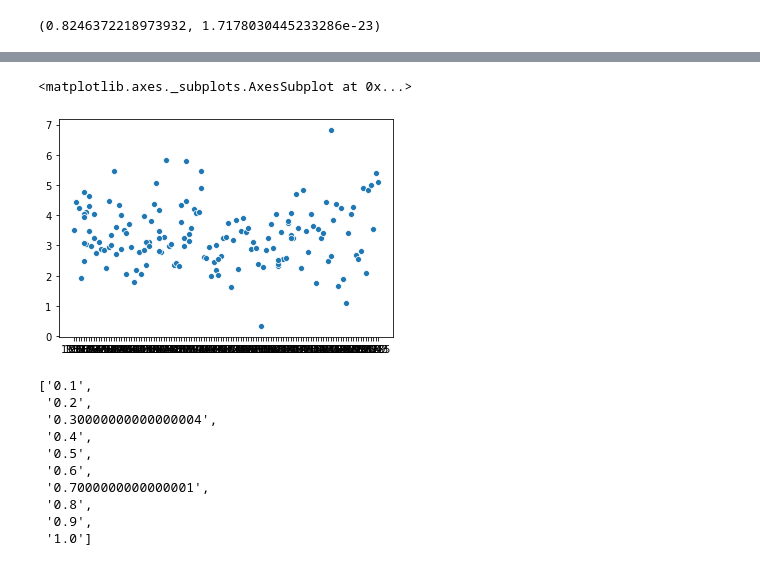
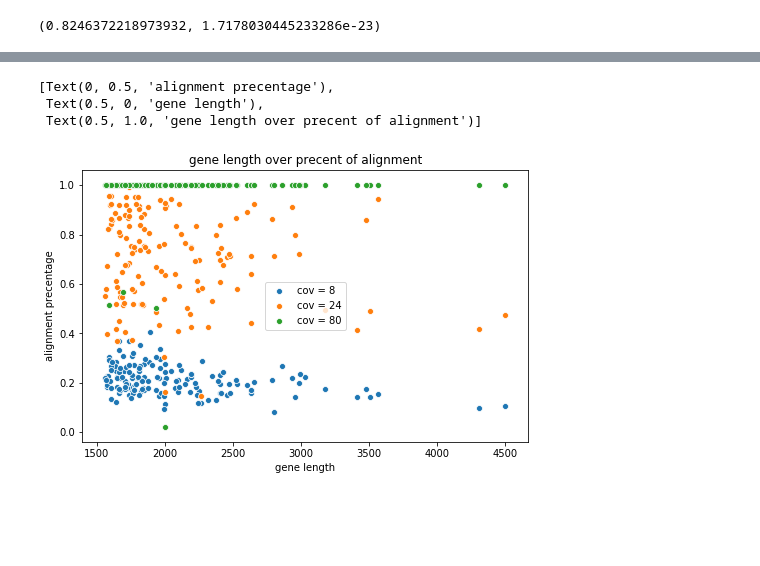
Before and after one commit to roysh1993/bioinformatics_final, a Jupyter notebook: plots_notebook.ipynb, the cells around one changed output, grey strips where cells are left out. Cells and saved outputs as stored; diff of their text form; code cells hidden in the pictures; blank space fills up the shorter version.

Commit message:
added plots

```diff
--- a/plots_notebook.ipynb
+++ b/plots_notebook.ipynb
@@ -146,18 +123,31 @@ for cov in cov_list:
-# %%
-sns.scatterplot(per_cov_x[1],per_cov_y[1])
-# %% [output]
-<matplotlib.axes._subplots.AxesSubplot at 0x...>
-[figure, removed]
-# %%
-cov_b
-# %% [output]
-['0.1',
- '0.2',
- '0.30000000000000004',
- '0.4',
- '0.5',
- '0.6',
- '0.7000000000000001',
- '0.8',
- '0.9',
- '1.0']
+# %%
+val_x = np.array([float(x) for x in per_cov_x[0]])
+val_y = np.array([float(x) for x in per_cov_y[0]])
+low_val_x = val_x[val_x < 5000]
+low_val_y = val_y[val_x < 5000]/9
+plt.figure(figsize=(8, 5))
+
+
+
+sns.scatterplot(low_val_x,low_val_y,label="cov = 8").set(title="gene length over precent of alignment", xlabel= "gene length", ylabel = "alignment precentage")
+
+val_x = np.array([float(x) for x in per_cov_x[3]])
+val_y = np.array([float(x) for x in per_cov_y[3]])
+low_val_x = val_x[val_x < 5000]
+low_val_y = val_y[val_x < 5000]/10
+
+
+sns.scatterplot(low_val_x,low_val_y,label="cov = 24").set(title="gene length over precent of alignment", xlabel= "gene length", ylabel = "alignment precentage")
+
+val_x = np.array([float(x) for x in per_cov_x[9]])
+val_y = np.array([float(x) for x in per_cov_y[9]])
+low_val_x = val_x[val_x < 5000]
+low_val_y = val_y[val_x < 5000]/10
+
+
+sns.scatterplot(low_val_x,low_val_y,label="cov = 80").set(title="gene length over precent of alignment", xlabel= "gene length", ylabel = "alignment precentage")
+# %% [output]
+[Text(0, 0.5, 'alignment precentage'),
+ Text(0.5, 0, 'gene length'),
+ Text(0.5, 1.0, 'gene length over precent of alignment')]
+[figure, added]
```
Also changed, not shown: parts of 4 cells of this notebook.
